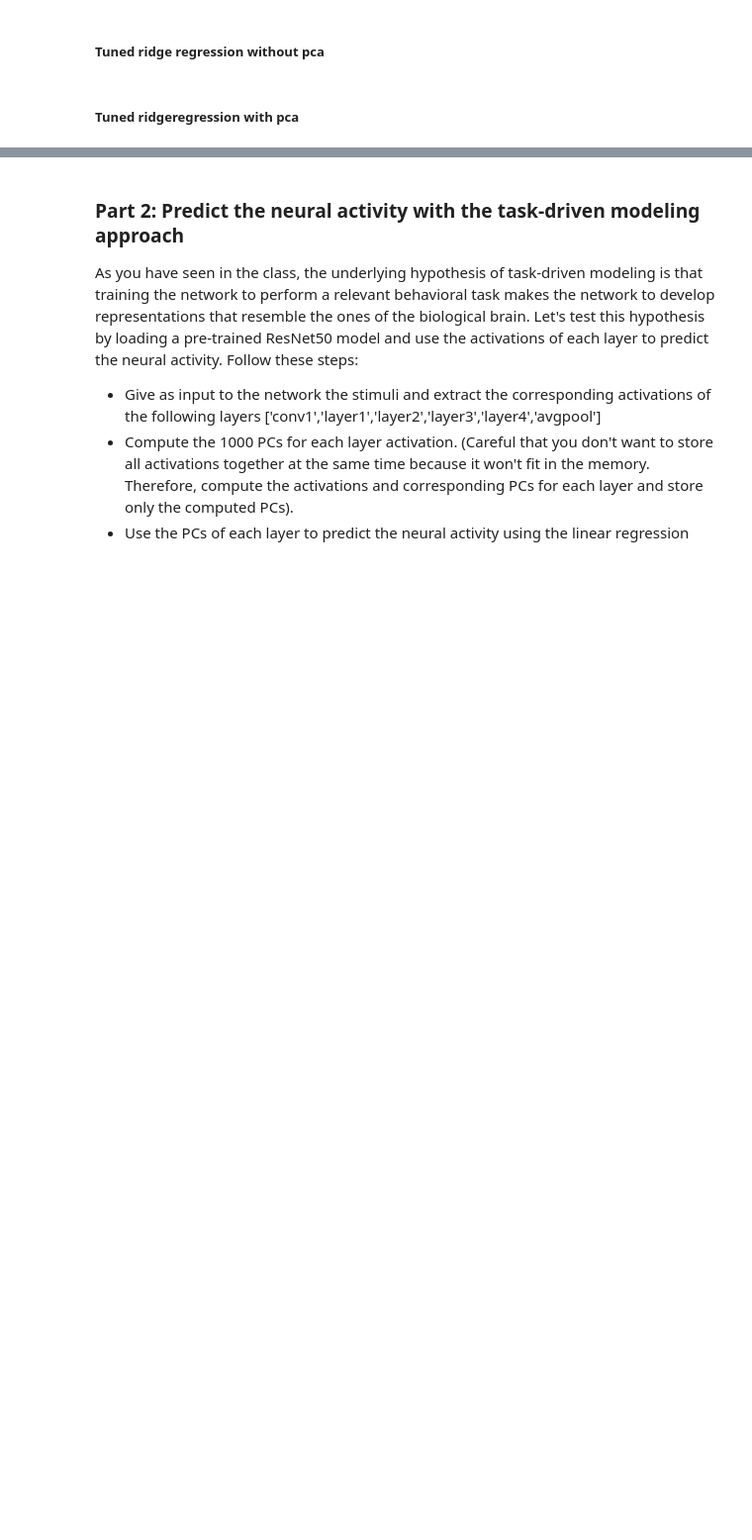
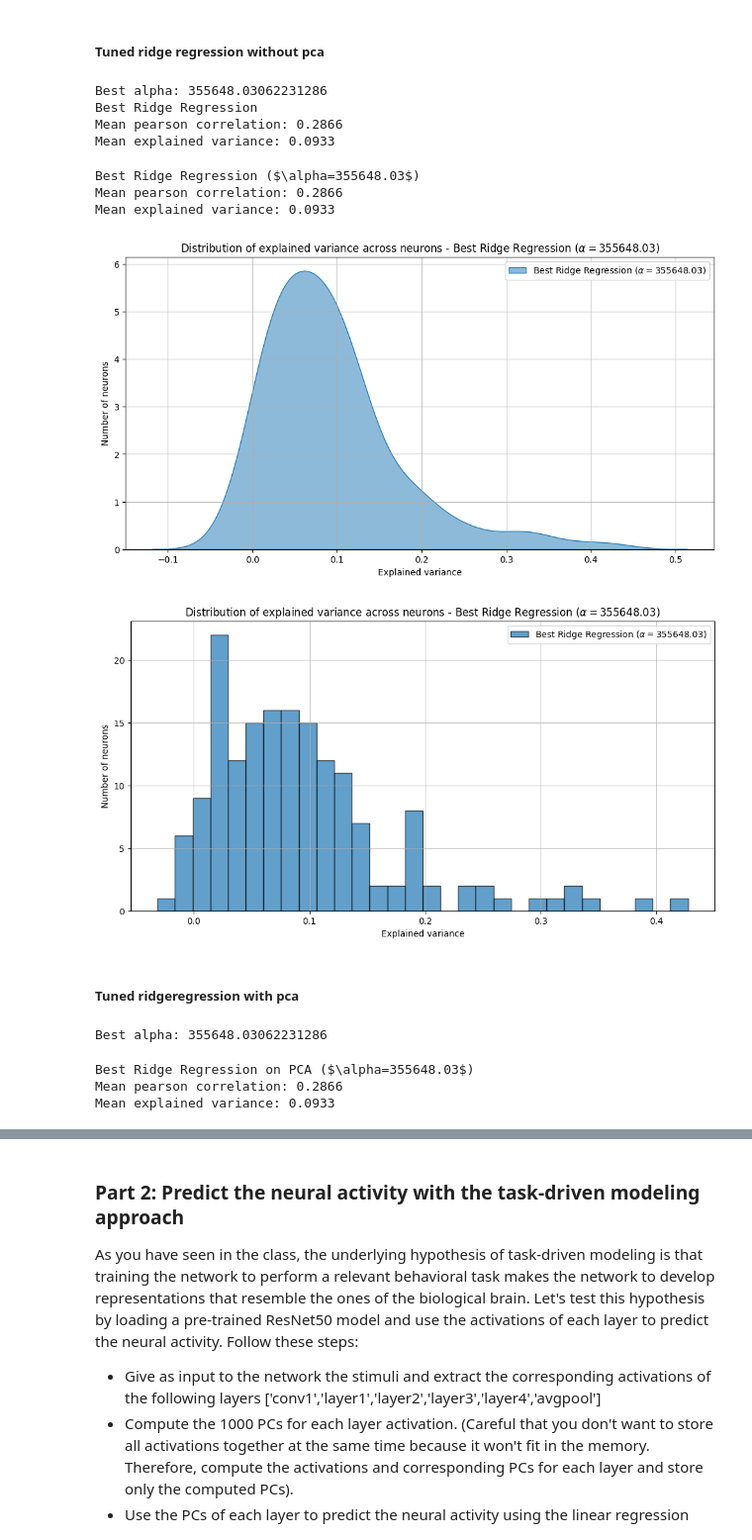
Before and after one commit to nieldab7/NX-414-Project, a Jupyter notebook: week6.ipynb, the cells around one changed output, grey strips where cells are left out. Shown at 99% size. Drawn from its saved outputs; the diff is of its cells as text; code cells hidden in the pictures; blank space fills up the shorter version.

Commit message:
Part 1 with the last graphs

```diff
--- a/week6.ipynb
+++ b/week6.ipynb
@@ -309,7 +309,7 @@ plot_ev_distributions([ev_linear, ev_ridge, ev_linear_pca, ev_ridge_pca],
 ##### Tuned ridge regression without pca
 # %%
 # Define the range of alpha values
-alphas = np.logspace(-8, 8, 50)
+alphas = np.logspace(0, 8, 50)
 
 # Perform Ridge regression with cross-validation
 ridge_cv = RidgeCV(alphas=alphas, scoring='explained_variance', cv=5)
@@ -319,30 +319,51 @@ ridge_cv.fit(X_train, y_train)
 best_alpha = ridge_cv.alpha_
 
 print(f"Best alpha: {best_alpha}")
-
-# Evaluate the best model on the validation set
-corr_best_ridge, ev_best_ridge = evaluate_model(ridge_cv, X_val, y_val)
-mean_corr_best_ridge, mean_ev_best_ridge = np.mean(corr_best_ridge), np.mean(ev_best_ridge)
-
-print("Best Ridge Regression")
-print("Mean pearson correlation: {:.4f}".format(mean_corr_best_ridge))
-print("Mean explained variance: {:.4f}".format(mean_ev_best_ridge))
+# %% [output]
+Best alpha: 355648.03062231286
+Best Ridge Regression
+Mean pearson correlation: 0.2866
+Mean explained variance: 0.0933
+# %%
+# Results
+corr_best_ridge, ev_best_ridge = evaluate_model(ridge_cv, X_val, y_val)
+mean_corr_best_ridge, mean_ev_best_ridge = np.mean(corr_best_ridge), np.mean(ev_best_ridge)
+model_best_ridge = r"Best Ridge Regression ($\alpha={:.2f}$)".format(best_alpha)
+print(model_best_ridge)
+print("Mean pearson correlation: {:.4f}".format(mean_corr_best_ridge))
+print("Mean explained variance: {:.4f}".format(mean_ev_best_ridge))
+# %% [output]
+Best Ridge Regression ($\alpha=355648.03$)
+Mean pearson correlation: 0.2866
+Mean explained variance: 0.0933
+# %%
+plot_ev_distributions([ev_best_ridge], [model_best_ridge], kde=True)
+plot_ev_distributions([ev_best_ridge], [model_best_ridge], kde=False)
+# %% [output]
+[figure, added]
+[figure, added]
 # %% [markdown]
 ##### Tuned ridgeregression with pca
+# %%
+# Perform Ridge regression with cross-validation
+ridge_cv_pca = RidgeCV(alphas=alphas, scoring='explained_variance', cv=5)
+ridge_cv_pca.fit(X_train_pca, y_train)
+
+# Get the best alpha
+best_alpha_pca = ridge_cv.alpha_
+
+print(f"Best alpha: {best_alpha_pca}")
+# %% [output]
+Best alpha: 355648.03062231286
 # %%
-# Perform Ridge regression with cross-validation
-ridge_cv_pca = RidgeCV(alphas=alphas, scoring='explained_variance', cv=5)
-ridge_cv_pca.fit(X_train_pca, y_train)
-
-# Get the best alpha
-best_alpha_pca = ridge_cv.alpha_
-
-print(f"Best alpha: {best_alpha_pca}")
-
 # Evaluate the best model on the validation set
 corr_best_ridge_pca, ev_best_ridge_pca = evaluate_model(ridge_cv_pca, X_val_pca, y_val)
 mean_corr_best_ridge_pca, mean_ev_best_ridge_pca = np.mean(corr_best_ridge), np.mean(ev_best_ridge)
-
-print("Best Ridge Regression")
+model_best_ridge_pca = r"Best Ridge Regression on PCA ($\alpha={:.2f}$)".format(best_alpha_pca)
+print(model_best_ridge_pca)
 print("Mean pearson correlation: {:.4f}".format(mean_corr_best_ridge_pca))
 print("Mean explained variance: {:.4f}".format(mean_ev_best_ridge_pca))
+# %% [output]
+Best Ridge Regression on PCA ($\alpha=355648.03$)
+Mean pearson correlation: 0.2866
+Mean explained variance: 0.0933
```
Also changed, not shown: parts of 6 cells of this notebook.
